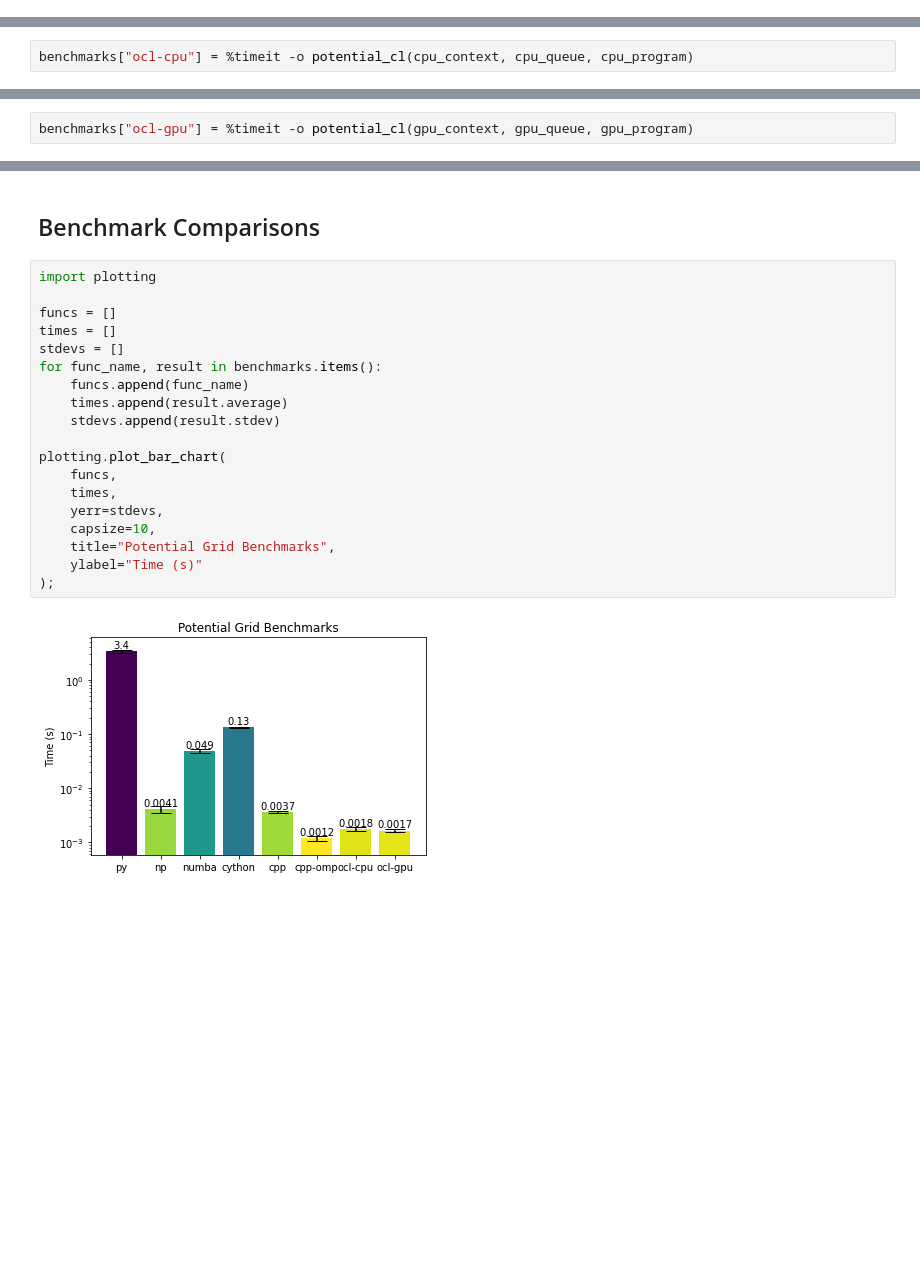
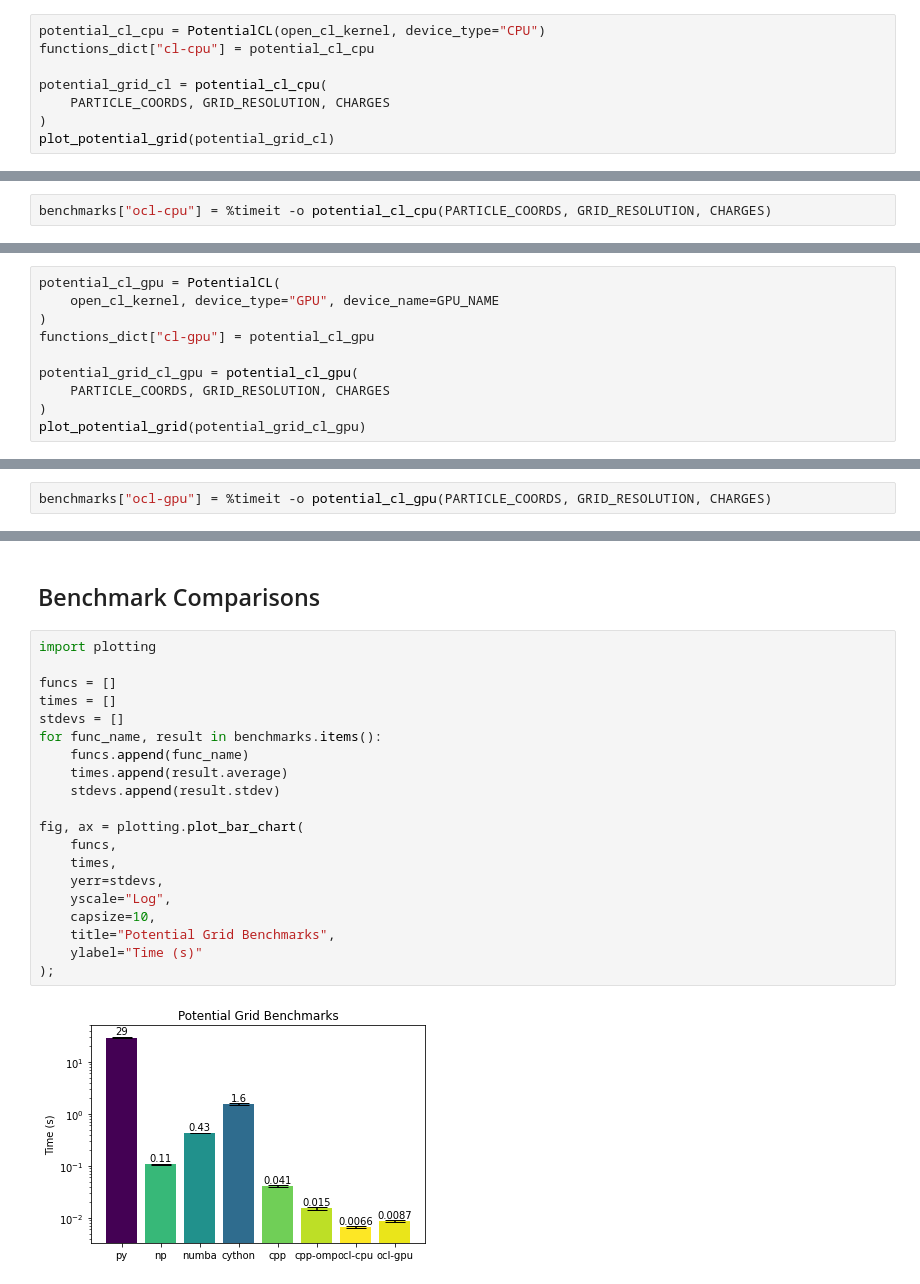
Before and after one commit to hsaunders1904/PyHPC, a Jupyter notebook: HPC.ipynb, the cells around one changed output, grey strips where cells are left out. Saved outputs shown, nothing was run; the diff lists cells and outputs as text; blank space fills up the shorter version.

Commit message:
Add more benchmarks to HPC jupyter-notebook

```diff
--- a/HPC.ipynb
+++ b/HPC.ipynb
@@ -341,0 +380,8 @@ plot_potential_grid(potential_grid_cl_cpu)
+# %%
+potential_cl_cpu = PotentialCL(open_cl_kernel, device_type="CPU")
+functions_dict["cl-cpu"] = potential_cl_cpu
+
+potential_grid_cl = potential_cl_cpu(
+    PARTICLE_COORDS, GRID_RESOLUTION, CHARGES
+)
+plot_potential_grid(potential_grid_cl)
@@ -342,3 +390,3 @@ plot_potential_grid(potential_grid_cl_cpu)
 # %%
-benchmarks["ocl-cpu"] = %timeit -o potential_cl(cpu_context, cpu_queue, cpu_program)
+benchmarks["ocl-cpu"] = %timeit -o potential_cl_cpu(PARTICLE_COORDS, GRID_RESOLUTION, CHARGES)
 # %% [output]
@@ -360,0 +396,10 @@ plot_potential_grid(potential_grid_cl_gpu)
+# %%
+potential_cl_gpu = PotentialCL(
+    open_cl_kernel, device_type="GPU", device_name=GPU_NAME
+)
+functions_dict["cl-gpu"] = potential_cl_gpu
+
+potential_grid_cl_gpu = potential_cl_gpu(
+    PARTICLE_COORDS, GRID_RESOLUTION, CHARGES
+)
+plot_potential_grid(potential_grid_cl_gpu)
@@ -361,3 +408,3 @@ plot_potential_grid(potential_grid_cl_gpu)
 # %%
-benchmarks["ocl-gpu"] = %timeit -o potential_cl(gpu_context, gpu_queue, gpu_program)
+benchmarks["ocl-gpu"] = %timeit -o potential_cl_gpu(PARTICLE_COORDS, GRID_RESOLUTION, CHARGES)
 # %% [output]
@@ -367,21 +414,22 @@ benchmarks["ocl-gpu"] = %timeit -o potential_cl(gpu_context, gpu_queue, gpu_prog
 # %%
 import plotting
 
 funcs = []
 times = []
 stdevs = []
 for func_name, result in benchmarks.items():
     funcs.append(func_name)
     times.append(result.average)
     stdevs.append(result.stdev)
 
-plotting.plot_bar_chart(
+fig, ax = plotting.plot_bar_chart(
     funcs,
     times,
     yerr=stdevs,
+    yscale="Log",
     capsize=10,
     title="Potential Grid Benchmarks",
     ylabel="Time (s)"
 );
 # %% [output]
-[figure, old version]
+[figure, new version]
```
Also changed, not shown: parts of 30 cells of this notebook.
